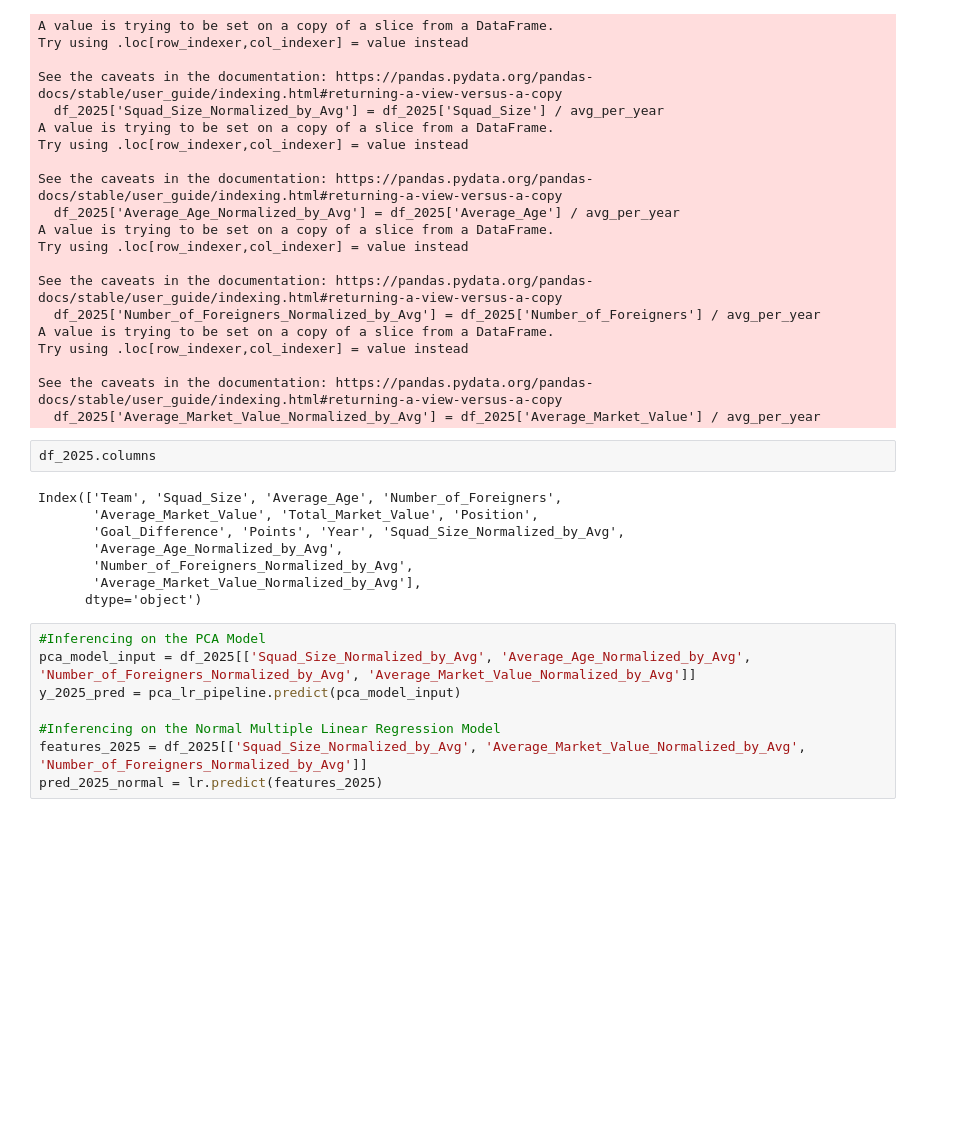
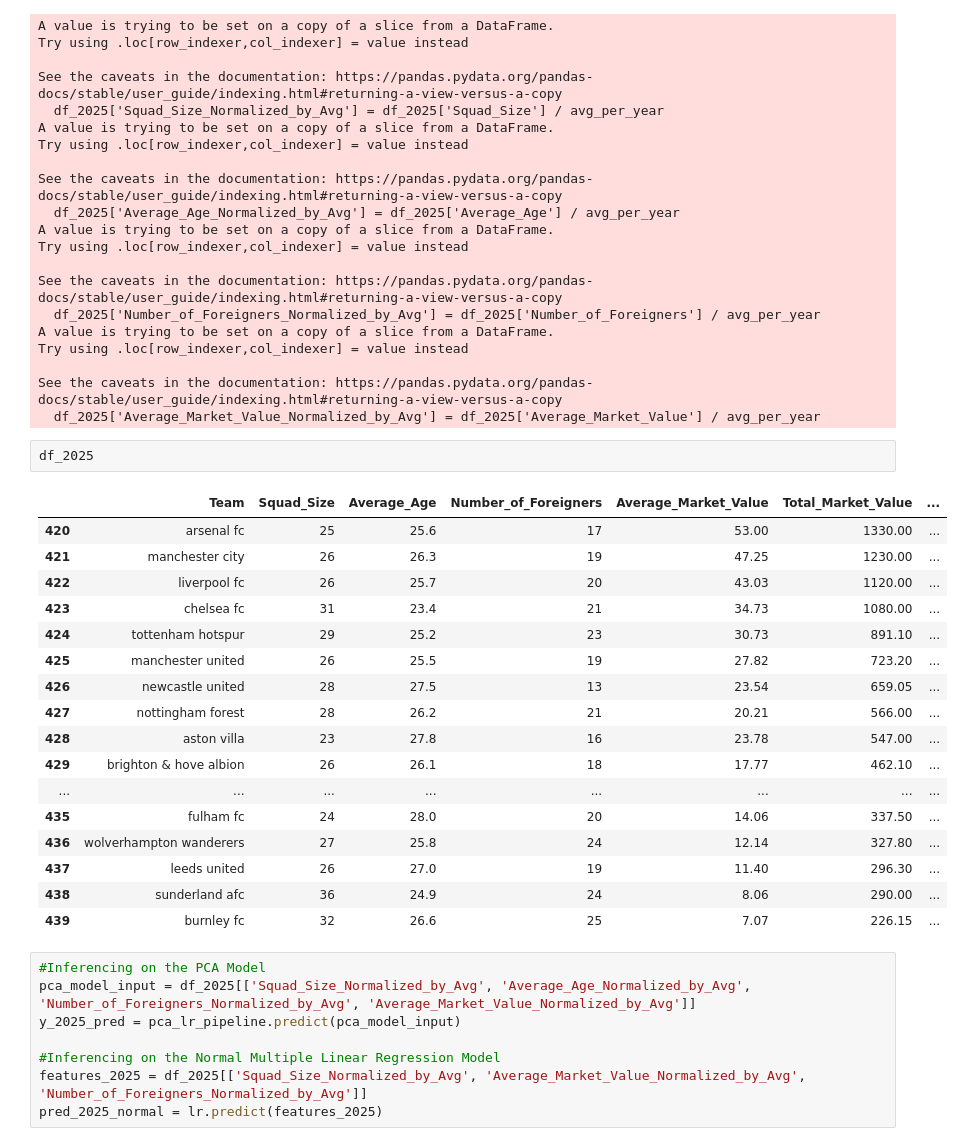
Before and after one commit to apend10/statistics-capstone, a Jupyter notebook: model-1-multi-lin-reg/model_1_dev.ipynb, the cells around one changed output. Drawn from its saved outputs; the diff is of its cells as text; blank space fills up the shorter version.

```diff
--- a/model-1-multi-lin-reg/model_1_dev.ipynb
+++ b/model-1-multi-lin-reg/model_1_dev.ipynb
@@ -821,15 +821,25 @@ Try using .loc[row_indexer,col_indexer] = value instead
 See the caveats in the documentation: https://pandas.pydata.org/pandas-docs/stable/user_guide/indexing.html#returning-a-view-versus-a-copy
   df_2025['Average_Market_Value_Normalized_by_Avg'] = df_2025['Average_Market_Value'] / avg_per_year
 # %%
-df_2025.columns
+df_2025
 # %% [output]
-Index(['Team', 'Squad_Size', 'Average_Age', 'Number_of_Foreigners',
-       'Average_Market_Value', 'Total_Market_Value', 'Position',
-       'Goal_Difference', 'Points', 'Year', 'Squad_Size_Normalized_by_Avg',
-       'Average_Age_Normalized_by_Avg',
-       'Number_of_Foreigners_Normalized_by_Avg',
-       'Average_Market_Value_Normalized_by_Avg'],
-      dtype='object')
+|  | Team | Squad_Size | Average_Age | Number_of_Foreigners | Average_Market_Value | Total_Market_Value | ... |
+| 420 | arsenal fc | 25 | 25.6 | 17 | 53.00 | 1330.00 | ... |
+| 421 | manchester city | 26 | 26.3 | 19 | 47.25 | 1230.00 | ... |
+| 422 | liverpool fc | 26 | 25.7 | 20 | 43.03 | 1120.00 | ... |
+| 423 | chelsea fc | 31 | 23.4 | 21 | 34.73 | 1080.00 | ... |
+| 424 | tottenham hotspur | 29 | 25.2 | 23 | 30.73 | 891.10 | ... |
+| 425 | manchester united | 26 | 25.5 | 19 | 27.82 | 723.20 | ... |
+| 426 | newcastle united | 28 | 27.5 | 13 | 23.54 | 659.05 | ... |
+| 427 | nottingham forest | 28 | 26.2 | 21 | 20.21 | 566.00 | ... |
+| 428 | aston villa | 23 | 27.8 | 16 | 23.78 | 547.00 | ... |
+| 429 | brighton & hove albion | 26 | 26.1 | 18 | 17.77 | 462.10 | ... |
+| ... | ... | ... | ... | ... | ... | ... | ... |
+| 435 | fulham fc | 24 | 28.0 | 20 | 14.06 | 337.50 | ... |
+| 436 | wolverhampton wanderers | 27 | 25.8 | 24 | 12.14 | 327.80 | ... |
+| 437 | leeds united | 26 | 27.0 | 19 | 11.40 | 296.30 | ... |
+| 438 | sunderland afc | 36 | 24.9 | 24 | 8.06 | 290.00 | ... |
+| 439 | burnley fc | 32 | 26.6 | 25 | 7.07 | 226.15 | ... |
 # %%
 #Inferencing on the PCA Model
 pca_model_input = df_2025[['Squad_Size_Normalized_by_Avg', 'Average_Age_Normalized_by_Avg', 'Number_of_Foreigners_Normalized_by_Avg', 'Average_Market_Value_Normalized_by_Avg']]
```
Also changed, not shown: 4 other files.
